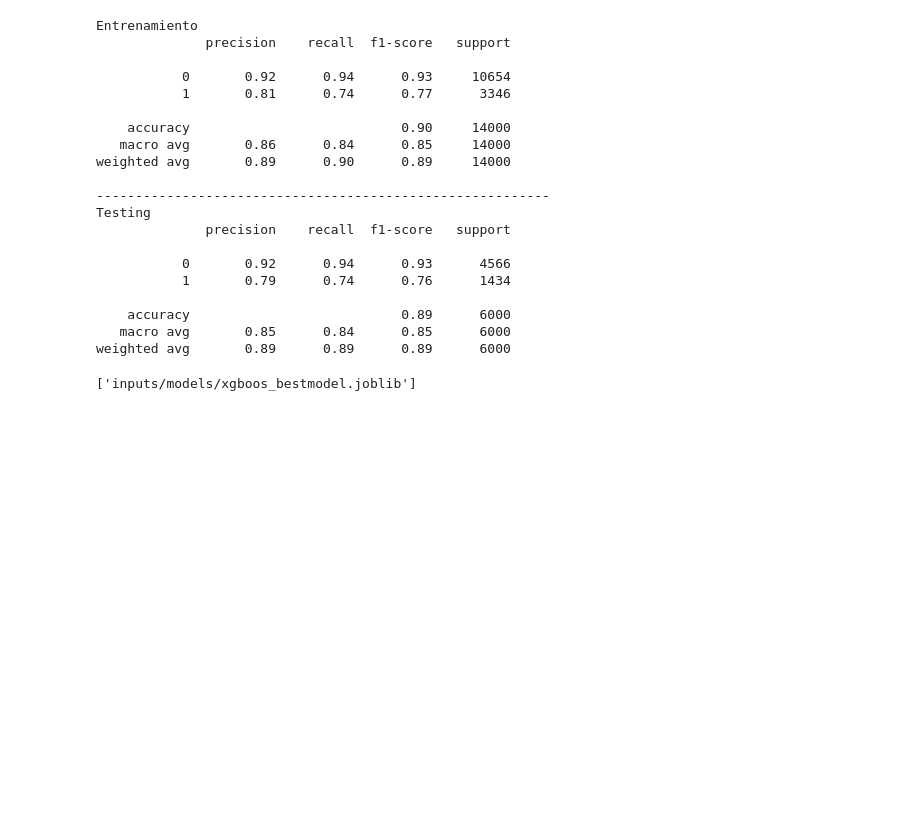
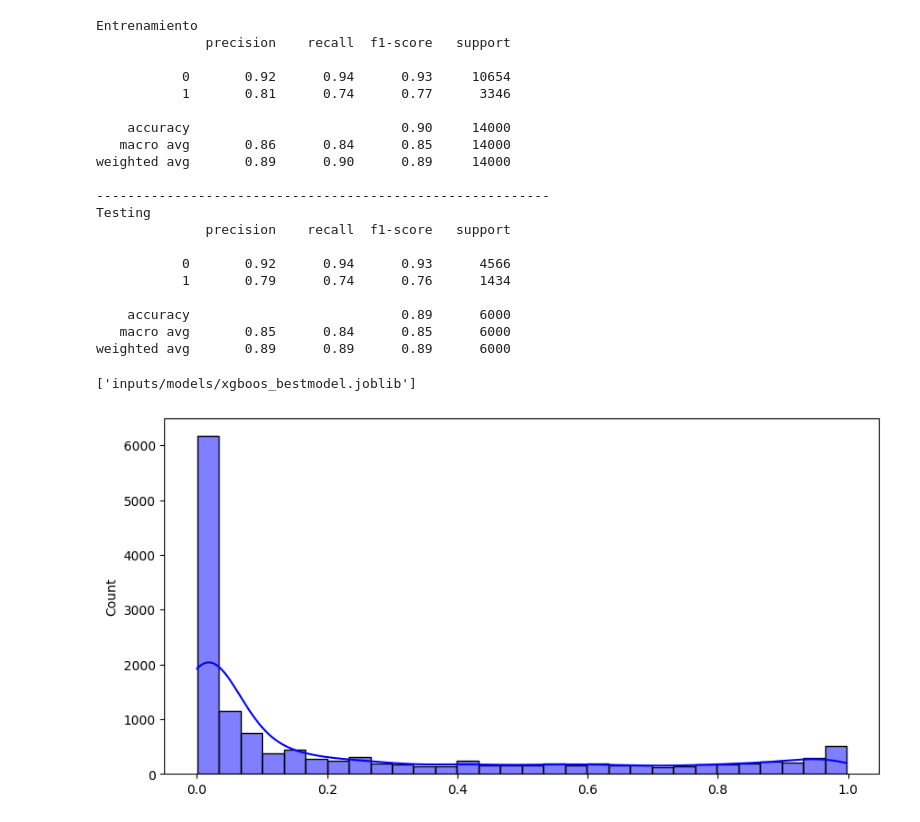
Before and after one commit to matisaffirio96/ProjectFinal_CH_DSII_MGS, a Jupyter notebook: modelClasification.ipynb, the cells around one changed output. Drawn from its saved outputs; the diff is of its cells as text; code cells hidden in the pictures; blank space fills up the shorter version.

```diff
--- a/modelClasification.ipynb
+++ b/modelClasification.ipynb
@@ -429,3 +429,13 @@ import joblib
 joblib.dump(best_model, "inputs/models/xgboos_bestmodel.joblib")
 # %% [output]
 ['inputs/models/xgboos_bestmodel.joblib']
+# %%
+probabilidades_train = best_model.predict_proba(X_train_2)[:,1]
+probabilidades_test = best_model.predict_proba(X_train_2)[:,1]
+# %%
+
+plt.figure(figsize=(10,5))
+sns.histplot(probabilidades_train, bins=30, kde=True, color='blue')
+plt.show()
+# %% [output]
+[figure, added]
```
Also changed, not shown: 2 other files.
